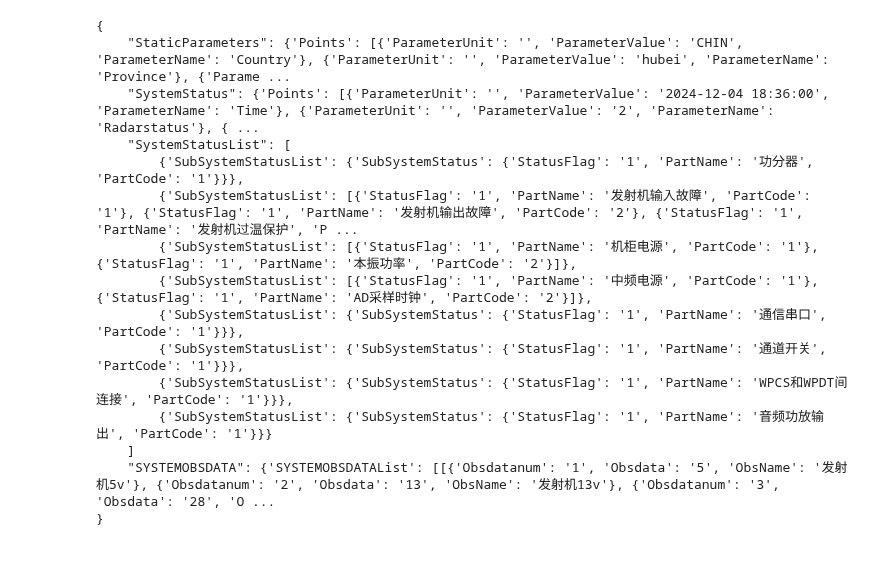
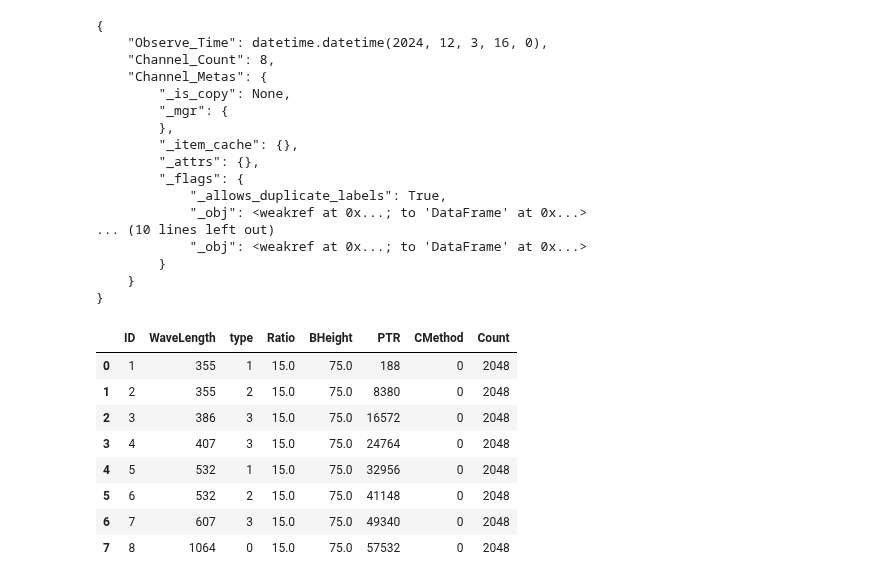
Before and after one commit to longtsing/metgrs, a Jupyter notebook: examples/3如何读取激光雷达数据并绘图.ipynb, the cells around one changed output. Drawn from its saved outputs; the diff is of its cells as text; code cells hidden in the pictures; blank space fills up the shorter version.

```diff
--- a/examples/3如何读取激光雷达数据并绘图.ipynb
+++ b/examples/3如何读取激光雷达数据并绘图.ipynb
@@ -21,7 +21,7 @@ import matplotlib.pyplot as plt
 # %%
 datapath='../datas/'
 # %%
-fs=glob.glob(datapath+'/WindProfileRadarFiles/Z_RADA_I_57461_*_R_WPRD_LC_STA.XML')
+fs=glob.glob(datapath+'/LidarFiles/20241204/LIDAR_RAW/*.BIN')
 # %%
 fs
 # %% [output]
@@ -45,20 +71,22 @@ fs
 # %%
-ds=list(map(WindProfileRadar.readStatuXMLfile,fs))
+lds=Lidar.readL0Files(fs)
 # %%
-ds[0]
+lds[0]
 # %% [output]
 {
-    "StaticParameters": {'Points': [{'ParameterUnit': '', 'ParameterValue': 'CHIN', 'ParameterName': 'Country'}, {'ParameterUnit': '', 'ParameterValue': 'hubei', 'ParameterName': 'Province'}, {'Parame ...
-    "SystemStatus": {'Points': [{'ParameterUnit': '', 'ParameterValue': '2024-12-04 18:36:00', 'ParameterName': 'Time'}, {'ParameterUnit': '', 'ParameterValue': '2', 'ParameterName': 'Radarstatus'}, { ...
-    "SystemStatusList": [
-        {'SubSystemStatusList': {'SubSystemStatus': {'StatusFlag': '1', 'PartName': '功分器', 'PartCode': '1'}}},
-        {'SubSystemStatusList': [{'StatusFlag': '1', 'PartName': '发射机输入故障', 'PartCode': '1'}, {'StatusFlag': '1', 'PartName': '发射机输出故障', 'PartCode': '2'}, {'StatusFlag': '1', 'PartName': '发射机过温保护', 'P ...
-        {'SubSystemStatusList': [{'StatusFlag': '1', 'PartName': '机柜电源', 'PartCode': '1'}, {'StatusFlag': '1', 'PartName': '本振功率', 'PartCode': '2'}]},
-        {'SubSystemStatusList': [{'StatusFlag': '1', 'PartName': '中频电源', 'PartCode': '1'}, {'StatusFlag': '1', 'PartName': 'AD采样时钟', 'PartCode': '2'}]},
-        {'SubSystemStatusList': {'SubSystemStatus': {'StatusFlag': '1', 'PartName': '通信串口', 'PartCode': '1'}}},
-        {'SubSystemStatusList': {'SubSystemStatus': {'StatusFlag': '1', 'PartName': '通道开关', 'PartCode': '1'}}},
-        {'SubSystemStatusList': {'SubSystemStatus': {'StatusFlag': '1', 'PartName': 'WPCS和WPDT间连接', 'PartCode': '1'}}},
-        {'SubSystemStatusList': {'SubSystemStatus': {'StatusFlag': '1', 'PartName': '音频功放输出', 'PartCode': '1'}}}
-    ]
-    "SYSTEMOBSDATA": {'SYSTEMOBSDATAList': [[{'Obsdatanum': '1', 'Obsdata': '5', 'ObsName': '发射机5v'}, {'Obsdatanum': '2', 'Obsdata': '13', 'ObsName': '发射机13v'}, {'Obsdatanum': '3', 'Obsdata': '28', 'O ...
+    "Observe_Time": datetime.datetime(2024, 12, 3, 16, 0),
+    "Channel_Count": 8,
+    "Channel_Metas": {
+        "_is_copy": None,
+        "_mgr": {
+        },
+        "_item_cache": {},
+        "_attrs": {},
+        "_flags": {
+            "_allows_duplicate_labels": True,
+            "_obj": <weakref at 0x...; to 'DataFrame' at 0x...>
+... (10 lines left out)
+            "_obj": <weakref at 0x...; to 'DataFrame' at 0x...>
+        }
+    }
 }
@@ -64,0 +97,12 @@ ds[0]
+# %%
+lds[0].Channel_Metas
+# %% [output]
+|  | ID | WaveLength | type | Ratio | BHeight | PTR | CMethod | Count |
+| 0 | 1 | 355 | 1 | 15.0 | 75.0 | 188 | 0 | 2048 |
+| 1 | 2 | 355 | 2 | 15.0 | 75.0 | 8380 | 0 | 2048 |
+| 2 | 3 | 386 | 3 | 15.0 | 75.0 | 16572 | 0 | 2048 |
+| 3 | 4 | 407 | 3 | 15.0 | 75.0 | 24764 | 0 | 2048 |
+| 4 | 5 | 532 | 1 | 15.0 | 75.0 | 32956 | 0 | 2048 |
+| 5 | 6 | 532 | 2 | 15.0 | 75.0 | 41148 | 0 | 2048 |
+| 6 | 7 | 607 | 3 | 15.0 | 75.0 | 49340 | 0 | 2048 |
+| 7 | 8 | 1064 | 0 | 15.0 | 75.0 | 57532 | 0 | 2048 |
```
Also changed, not shown: parts of 11 cells of this notebook, 7 other files.
